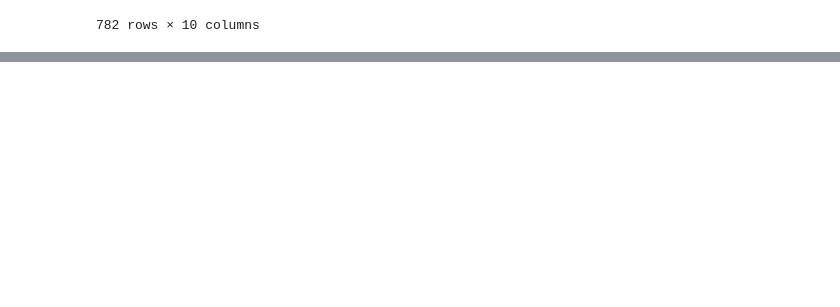
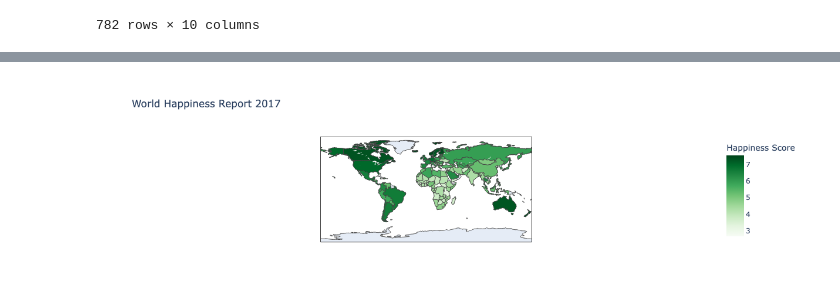
Before and after one commit to speedsk8103/project_1_group_4, a Jupyter notebook: project_1_irena.ipynb, the cells around one changed output, grey strips where cells are left out. Saved outputs shown, nothing was run; the diff lists cells and outputs as text; code cells hidden in the pictures; blank space fills up the shorter version.

```diff
--- a/project_1_irena.ipynb
+++ b/project_1_irena.ipynb
@@ -626,0 +663,13 @@ narrow_all_data_df
+# %%
+# Create a choropleth map
+
+map_2017 = happiness_2017_df
+
+# Create choropleth map for year 2015
+fig_2017 = px.choropleth(map_2017, locations='Country', locationmode='country names', color='Happiness Score',
+                         title='World Happiness Report 2017', color_continuous_scale='greens')
+fig.write_html("map_2017.html")
+# Show the map
+fig_2017.show()
+# %% [output]
+[figure, added]
```
Also changed, not shown: parts of 9 cells of this notebook, 8 other files.
